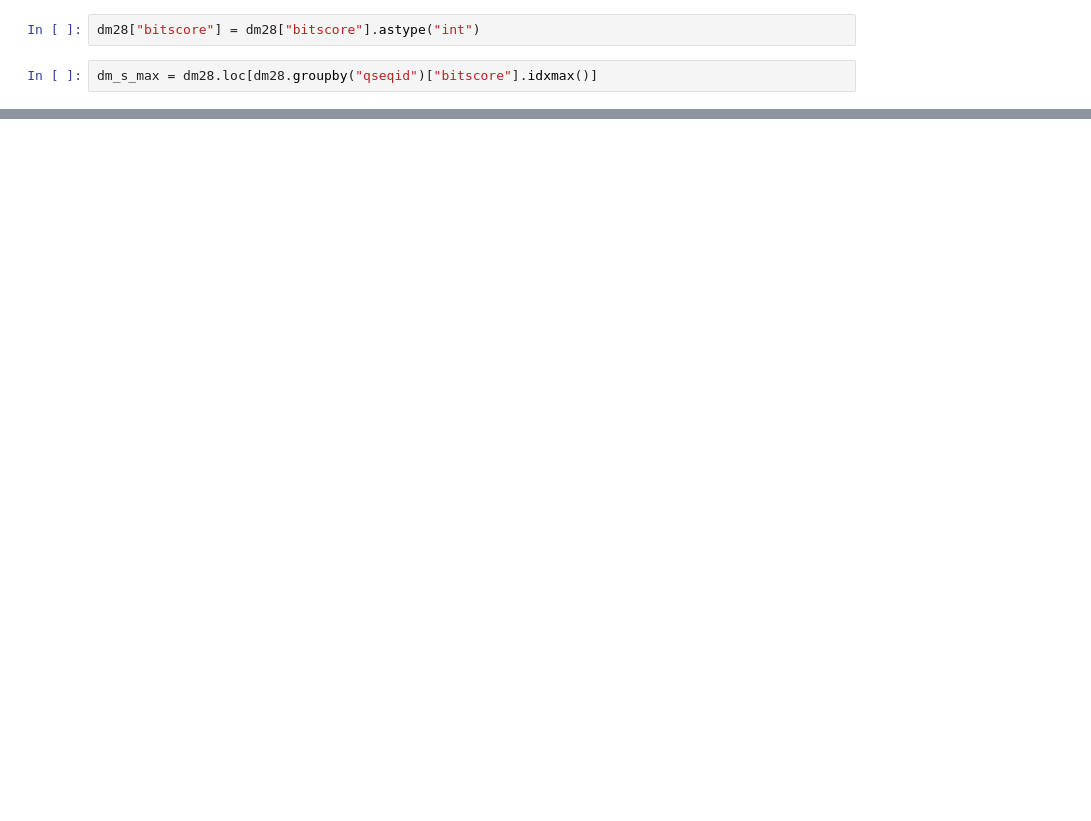
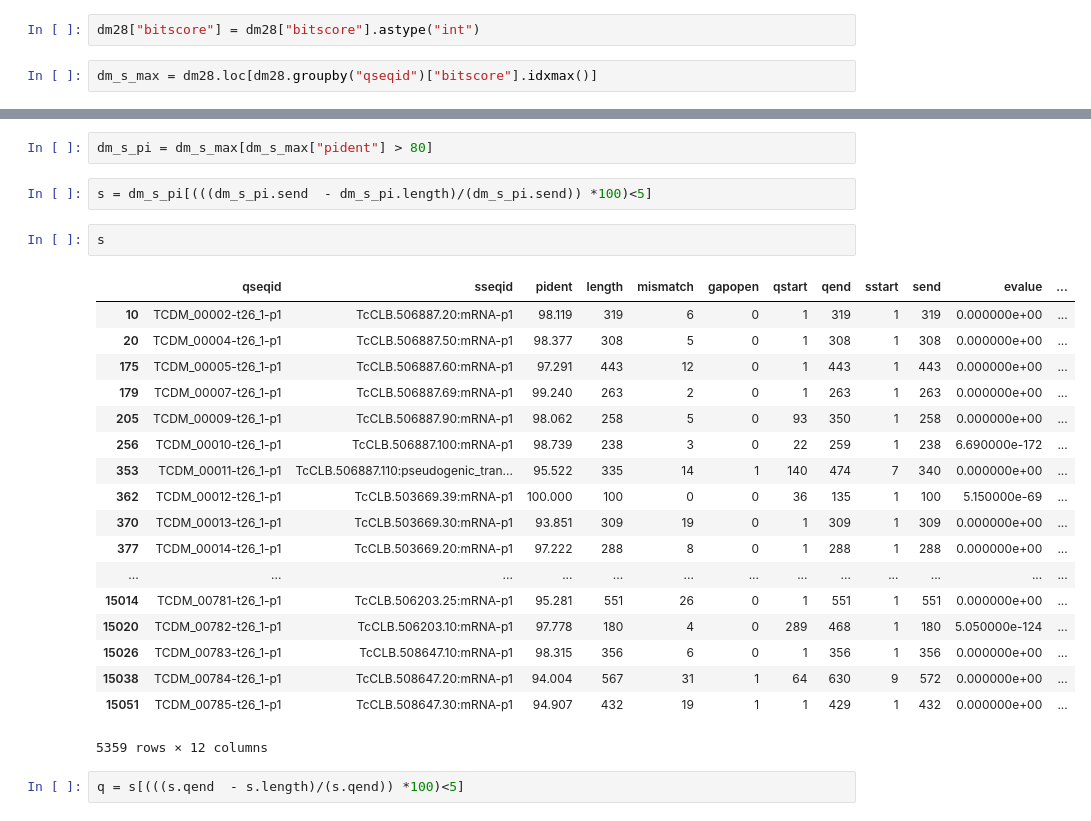
Before and after one commit to hilting/strain_mutation, a Jupyter notebook: data/homology_search/csv/parse_tcruzi.ipynb, the cells around one changed output, grey strips where cells are left out. Cells and saved outputs as stored; diff of their text form; blank space fills up the shorter version.

```diff
--- a/data/homology_search/csv/parse_tcruzi.ipynb
+++ b/data/homology_search/csv/parse_tcruzi.ipynb
@@ -36,0 +38,27 @@ dm_s_max[dm_s_max["pident"] > 50]
+# %%
+dm_s_pi = dm_s_max[dm_s_max["pident"] > 80]
+# %%
+s = dm_s_pi[(((dm_s_pi.send  - dm_s_pi.length)/(dm_s_pi.send)) *100)<5]
+# %%
+s
+# %% [output]
+|  | qseqid | sseqid | pident | length | mismatch | gapopen | qstart | qend | sstart | send | evalue | ... |
+| 10 | TCDM_00002-t26_1-p1 | TcCLB.506887.20:mRNA-p1 | 98.119 | 319 | 6 | 0 | 1 | 319 | 1 | 319 | 0.000000e+00 | ... |
+| 20 | TCDM_00004-t26_1-p1 | TcCLB.506887.50:mRNA-p1 | 98.377 | 308 | 5 | 0 | 1 | 308 | 1 | 308 | 0.000000e+00 | ... |
+| 175 | TCDM_00005-t26_1-p1 | TcCLB.506887.60:mRNA-p1 | 97.291 | 443 | 12 | 0 | 1 | 443 | 1 | 443 | 0.000000e+00 | ... |
+| 179 | TCDM_00007-t26_1-p1 | TcCLB.506887.69:mRNA-p1 | 99.240 | 263 | 2 | 0 | 1 | 263 | 1 | 263 | 0.000000e+00 | ... |
+| 205 | TCDM_00009-t26_1-p1 | TcCLB.506887.90:mRNA-p1 | 98.062 | 258 | 5 | 0 | 93 | 350 | 1 | 258 | 0.000000e+00 | ... |
+| 256 | TCDM_00010-t26_1-p1 | TcCLB.506887.100:mRNA-p1 | 98.739 | 238 | 3 | 0 | 22 | 259 | 1 | 238 | 6.690000e-172 | ... |
+| 353 | TCDM_00011-t26_1-p1 | TcCLB.506887.110:pseudogenic_tran... | 95.522 | 335 | 14 | 1 | 140 | 474 | 7 | 340 | 0.000000e+00 | ... |
+| 362 | TCDM_00012-t26_1-p1 | TcCLB.503669.39:mRNA-p1 | 100.000 | 100 | 0 | 0 | 36 | 135 | 1 | 100 | 5.150000e-69 | ... |
+| 370 | TCDM_00013-t26_1-p1 | TcCLB.503669.30:mRNA-p1 | 93.851 | 309 | 19 | 0 | 1 | 309 | 1 | 309 | 0.000000e+00 | ... |
+| 377 | TCDM_00014-t26_1-p1 | TcCLB.503669.20:mRNA-p1 | 97.222 | 288 | 8 | 0 | 1 | 288 | 1 | 288 | 0.000000e+00 | ... |
+| ... | ... | ... | ... | ... | ... | ... | ... | ... | ... | ... | ... | ... |
+| 15014 | TCDM_00781-t26_1-p1 | TcCLB.506203.25:mRNA-p1 | 95.281 | 551 | 26 | 0 | 1 | 551 | 1 | 551 | 0.000000e+00 | ... |
+| 15020 | TCDM_00782-t26_1-p1 | TcCLB.506203.10:mRNA-p1 | 97.778 | 180 | 4 | 0 | 289 | 468 | 1 | 180 | 5.050000e-124 | ... |
+| 15026 | TCDM_00783-t26_1-p1 | TcCLB.508647.10:mRNA-p1 | 98.315 | 356 | 6 | 0 | 1 | 356 | 1 | 356 | 0.000000e+00 | ... |
+| 15038 | TCDM_00784-t26_1-p1 | TcCLB.508647.20:mRNA-p1 | 94.004 | 567 | 31 | 1 | 64 | 630 | 9 | 572 | 0.000000e+00 | ... |
+| 15051 | TCDM_00785-t26_1-p1 | TcCLB.508647.30:mRNA-p1 | 94.907 | 432 | 19 | 1 | 1 | 429 | 1 | 432 | 0.000000e+00 | ... |
+5359 rows × 12 columns
+# %%
+q = s[(((s.qend  - s.length)/(s.qend)) *100)<5]
```
Also changed, not shown: parts of 5 cells of this notebook.
